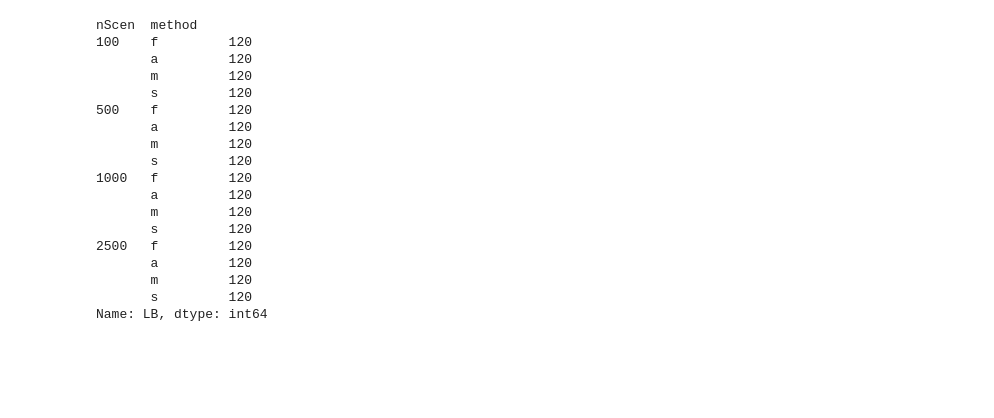
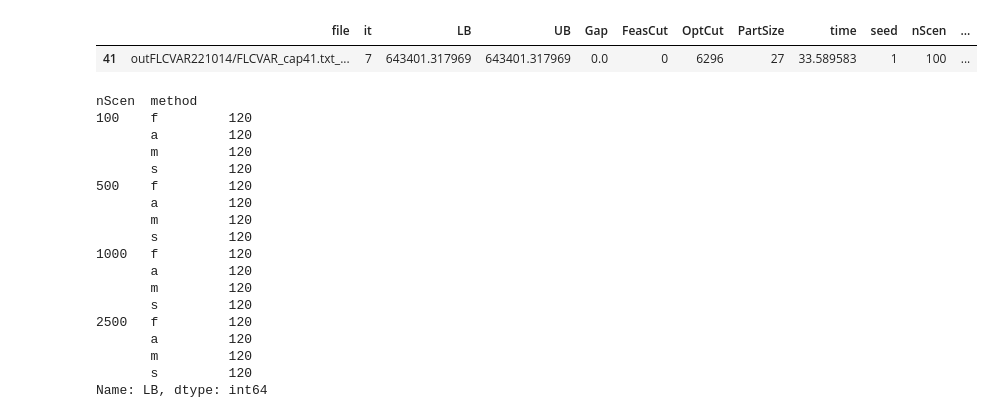
Before and after one commit to borelian/AdaptiveBenders, a Jupyter notebook: Analisis_Output_BendersPy_FLcvar.ipynb, the cells around one changed output. Cells and saved outputs as stored; diff of their text form; code cells hidden in the pictures; blank space fills up the shorter version.

```diff
--- a/Analisis_Output_BendersPy_FLcvar.ipynb
+++ b/Analisis_Output_BendersPy_FLcvar.ipynb
@@ -22,6 +22,11 @@ df['instance'] = pd.Categorical(df['instance'], categories=['cap41','cap42','cap
 #df['nScen']  = pd.Categorical(df['nScen'], categories=['100','500','1000','2500','5000'])
 # %%
 df.loc[df['time'] > 86400,'time']=np.nan
+# %%
+df[(df['nScen']==100) & (df['method']=='a') & (df['seed']==1) & (df['instance']=='cap41')]
+# %% [output]
+|  | file | it | LB | UB | Gap | FeasCut | OptCut | PartSize | time | seed | nScen | ... |
+| 41 | outFLCVAR221014/FLCVAR_cap41.txt_... | 7 | 643401.317969 | 643401.317969 | 0.0 | 0 | 6296 | 27 | 33.589583 | 1 | 100 | ... |
 # %%
 df.groupby(['nScen','method'], dropna=True)['LB'].count()
 # %% [output]
```
Also changed, not shown: parts of 7 cells of this notebook, 2 other files.
